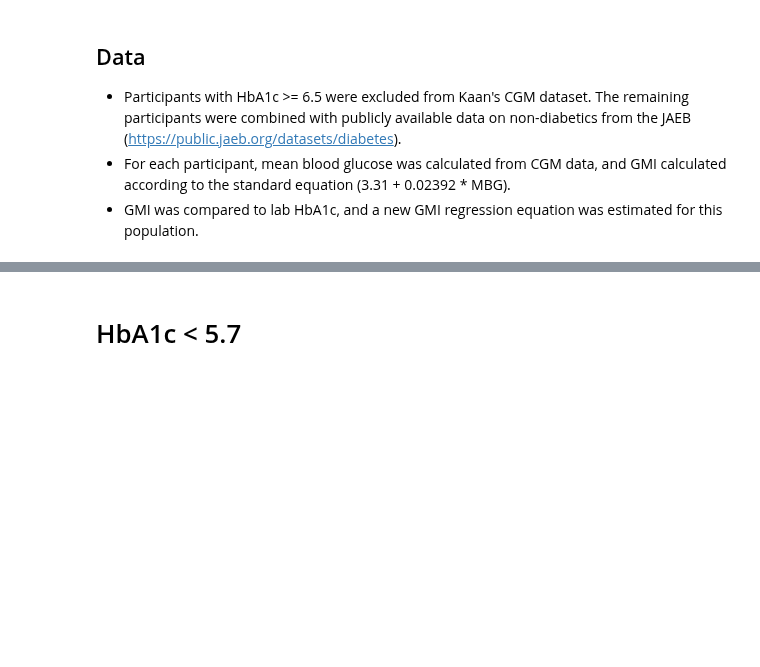
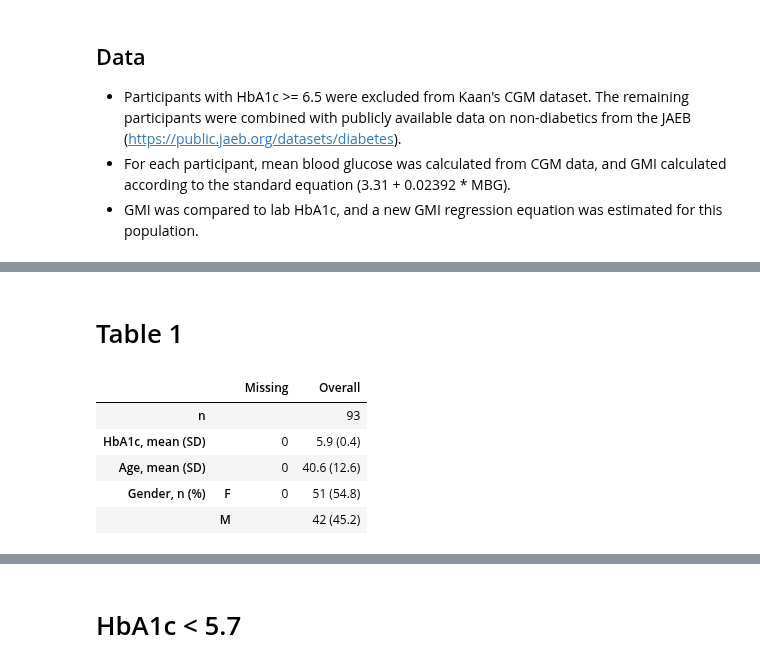
Before and after one commit to childhealthbiostatscore/BDC-Code, a Jupyter notebook: Viral Shah/ADA 2022/shah_ada_2022.ipynb, the cells around one changed output, grey strips where cells are left out. Drawn from its saved outputs; the diff is of its cells as text; code cells hidden in the pictures; blank space fills up the shorter version.

```diff
--- a/Viral Shah/ADA 2022/shah_ada_2022.ipynb
+++ b/Viral Shah/ADA 2022/shah_ada_2022.ipynb
@@ -50,0 +68,17 @@ prediab = df[(df['HbA1c'] >= 5.7) & (df['HbA1c'] <6.5)]
+# %% [markdown]
+# Table 1
+# %%
+# Import Kaan's data
+t1 = pd.read_csv(wd + "Data_Clean/analysis_data.csv")
+# Only HbA1c < 6.5
+t1 = t1[t1["HbA1c"] < 6.5]
+columns = ['HbA1c','Age','Gender']
+categorical = ['Gender']
+TableOne(t1, columns, categorical)
+# %% [output]
+|  |  | Missing | Overall |
+| n |  |  | 93 |
+| HbA1c, mean (SD) |  | 0 | 5.9 (0.4) |
+| Age, mean (SD) |  | 0 | 40.6 (12.6) |
+| Gender, n (%) | F | 0 | 51 (54.8) |
+|  | M |  | 42 (45.2) |
```
Also changed, not shown: parts of 5 cells of this notebook.
